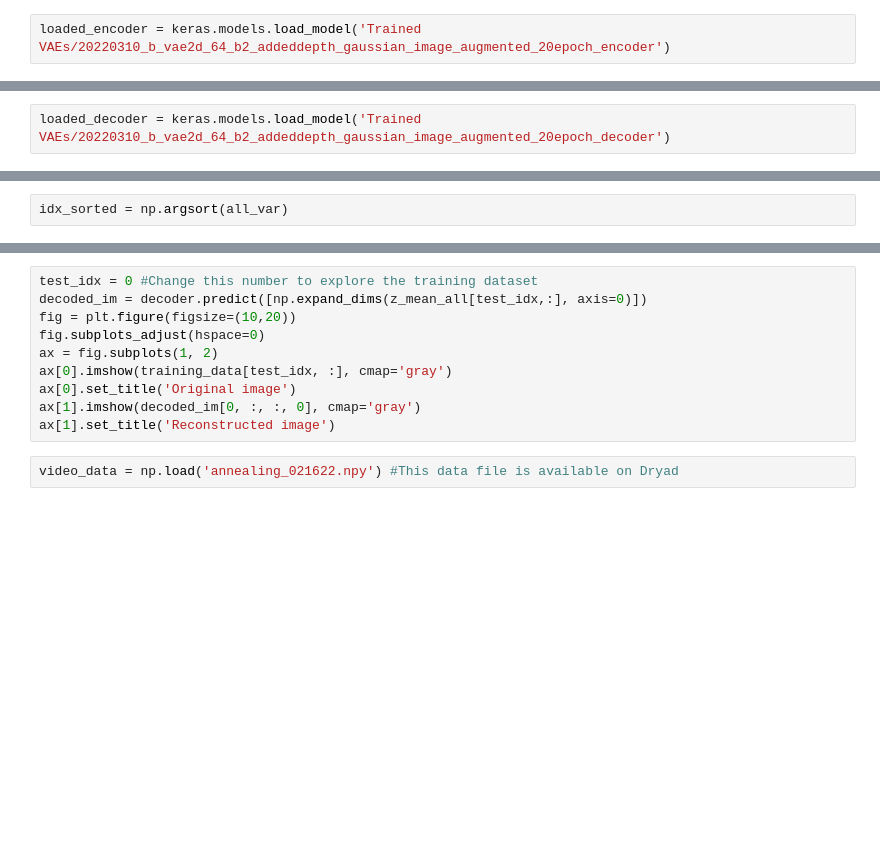
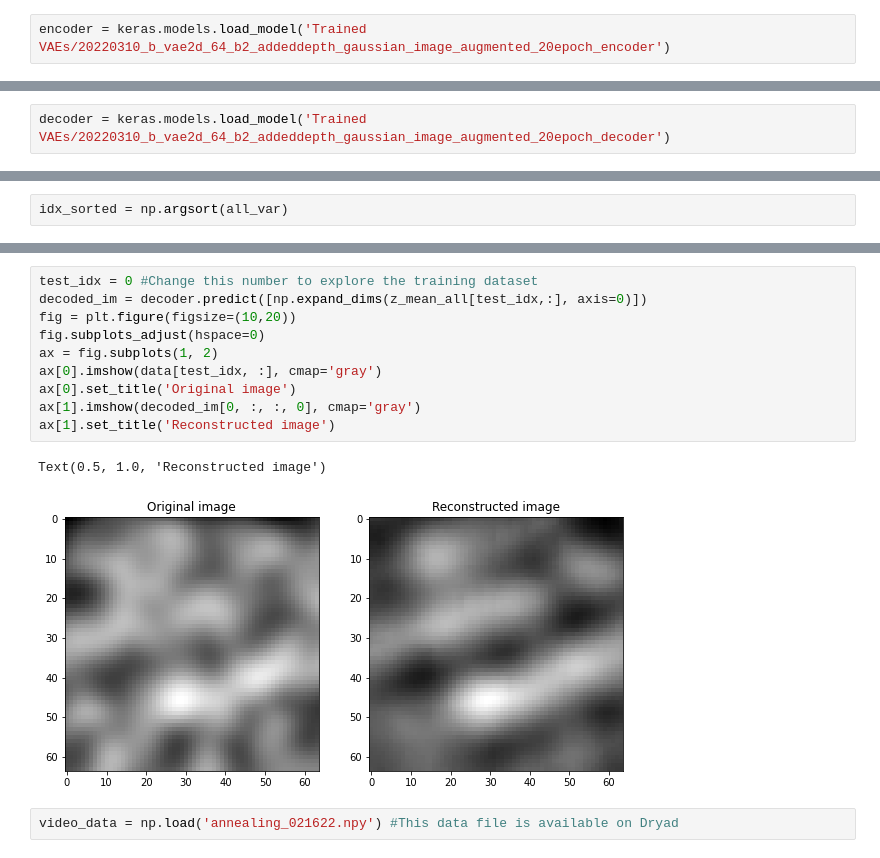
Before and after one commit to realxingzhiwang/VAEs-for-HRTEM, a Jupyter notebook: Analyzing the latent space.ipynb, the cells around one changed output, grey strips where cells are left out. Cells and saved outputs as stored; diff of their text form; blank space fills up the shorter version.

```diff
--- a/Analyzing the latent space.ipynb
+++ b/Analyzing the latent space.ipynb
@@ -6,4 +6,4 @@ import matplotlib.pyplot as plt
 import keras
 from scipy.stats import spearmanr
 # %%
-loaded_encoder = keras.models.load_model('Trained VAEs/20220310_b_vae2d_64_b2_addeddepth_gaussian_image_augmented_20epoch_encoder')
+encoder = keras.models.load_model('Trained VAEs/20220310_b_vae2d_64_b2_addeddepth_gaussian_image_augmented_20epoch_encoder')
@@ -10,2 +12,2 @@ loaded_encoder = keras.models.load_model('Trained VAEs/20220310_b_vae2d_64_b2_ad
 # %%
-loaded_decoder = keras.models.load_model('Trained VAEs/20220310_b_vae2d_64_b2_addeddepth_gaussian_image_augmented_20epoch_decoder')
+decoder = keras.models.load_model('Trained VAEs/20220310_b_vae2d_64_b2_addeddepth_gaussian_image_augmented_20epoch_decoder')
@@ -26,13 +37,16 @@ plt.title('Variances of latent variables')
 # %%
 test_idx = 0 #Change this number to explore the training dataset
 decoded_im = decoder.predict([np.expand_dims(z_mean_all[test_idx,:], axis=0)])
 fig = plt.figure(figsize=(10,20))
 fig.subplots_adjust(hspace=0)
 ax = fig.subplots(1, 2)
-ax[0].imshow(training_data[test_idx, :], cmap='gray')
+ax[0].imshow(data[test_idx, :], cmap='gray')
 ax[0].set_title('Original image')
 ax[1].imshow(decoded_im[0, :, :, 0], cmap='gray')
 ax[1].set_title('Reconstructed image')
+# %% [output]
+Text(0.5, 1.0, 'Reconstructed image')
+[figure, added]
 # %%
 video_data = np.load('annealing_021622.npy') #This data file is available on Dryad
 # %%
```
Also changed, not shown: parts of 4 cells of this notebook.
